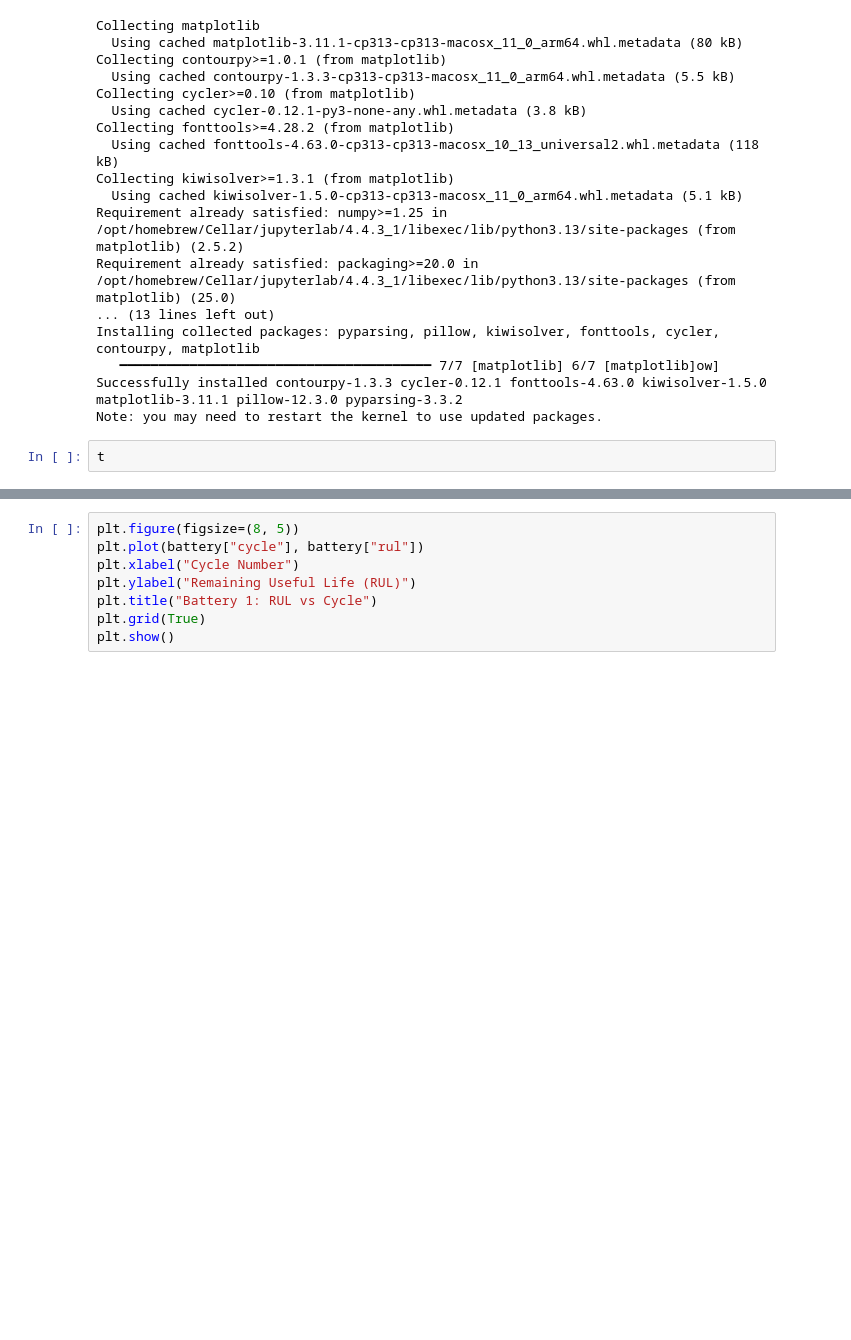
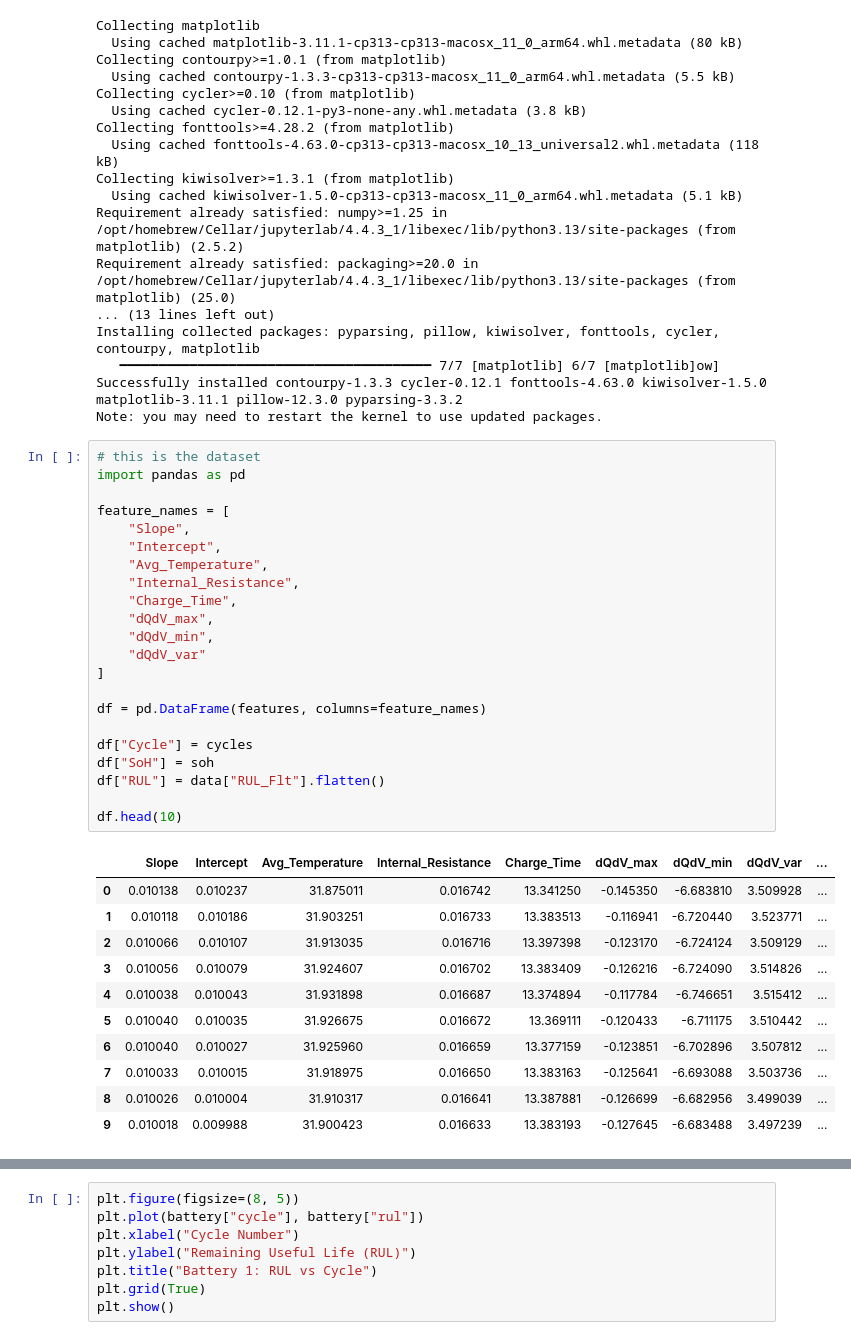
Before and after one commit to runningpoem30/pinn-lithium-ion, a Jupyter notebook: baseline.ipynb, the cells around one changed output, grey strips where cells are left out. Saved outputs shown, nothing was run; the diff lists cells and outputs as text; blank space fills up the shorter version.

```diff
--- a/baseline.ipynb
+++ b/baseline.ipynb
@@ -119,7 +119,39 @@ Installing collected packages: pyparsing, pillow, kiwisolver, fonttools, cycler,
 Successfully installed contourpy-1.3.3 cycler-0.12.1 fonttools-4.63.0 kiwisolver-1.5.0 matplotlib-3.11.1 pillow-12.3.0 pyparsing-3.3.2
 Note: you may need to restart the kernel to use updated packages.
 # %%
-t
+# this is the dataset
+import pandas as pd
+
+feature_names = [
+    "Slope",
+    "Intercept",
+    "Avg_Temperature",
+    "Internal_Resistance",
+    "Charge_Time",
+    "dQdV_max",
+    "dQdV_min",
+    "dQdV_var"
+]
+
+df = pd.DataFrame(features, columns=feature_names)
+
+df["Cycle"] = cycles
+df["SoH"] = soh
+df["RUL"] = data["RUL_Flt"].flatten()
+
+df.head(10)
+# %% [output]
+|  | Slope | Intercept | Avg_Temperature | Internal_Resistance | Charge_Time | dQdV_max | dQdV_min | dQdV_var | ... |
+| 0 | 0.010138 | 0.010237 | 31.875011 | 0.016742 | 13.341250 | -0.145350 | -6.683810 | 3.509928 | ... |
+| 1 | 0.010118 | 0.010186 | 31.903251 | 0.016733 | 13.383513 | -0.116941 | -6.720440 | 3.523771 | ... |
+| 2 | 0.010066 | 0.010107 | 31.913035 | 0.016716 | 13.397398 | -0.123170 | -6.724124 | 3.509129 | ... |
+| 3 | 0.010056 | 0.010079 | 31.924607 | 0.016702 | 13.383409 | -0.126216 | -6.724090 | 3.514826 | ... |
+| 4 | 0.010038 | 0.010043 | 31.931898 | 0.016687 | 13.374894 | -0.117784 | -6.746651 | 3.515412 | ... |
+| 5 | 0.010040 | 0.010035 | 31.926675 | 0.016672 | 13.369111 | -0.120433 | -6.711175 | 3.510442 | ... |
+| 6 | 0.010040 | 0.010027 | 31.925960 | 0.016659 | 13.377159 | -0.123851 | -6.702896 | 3.507812 | ... |
+| 7 | 0.010033 | 0.010015 | 31.918975 | 0.016650 | 13.383163 | -0.125641 | -6.693088 | 3.503736 | ... |
+| 8 | 0.010026 | 0.010004 | 31.910317 | 0.016641 | 13.387881 | -0.126699 | -6.682956 | 3.499039 | ... |
+| 9 | 0.010018 | 0.009988 | 31.900423 | 0.016633 | 13.383193 | -0.127645 | -6.683488 | 3.497239 | ... |
 # %%
 import matplotlib.pyplot as plt
 
```
Also changed, not shown: parts of 1 cell of this notebook.
